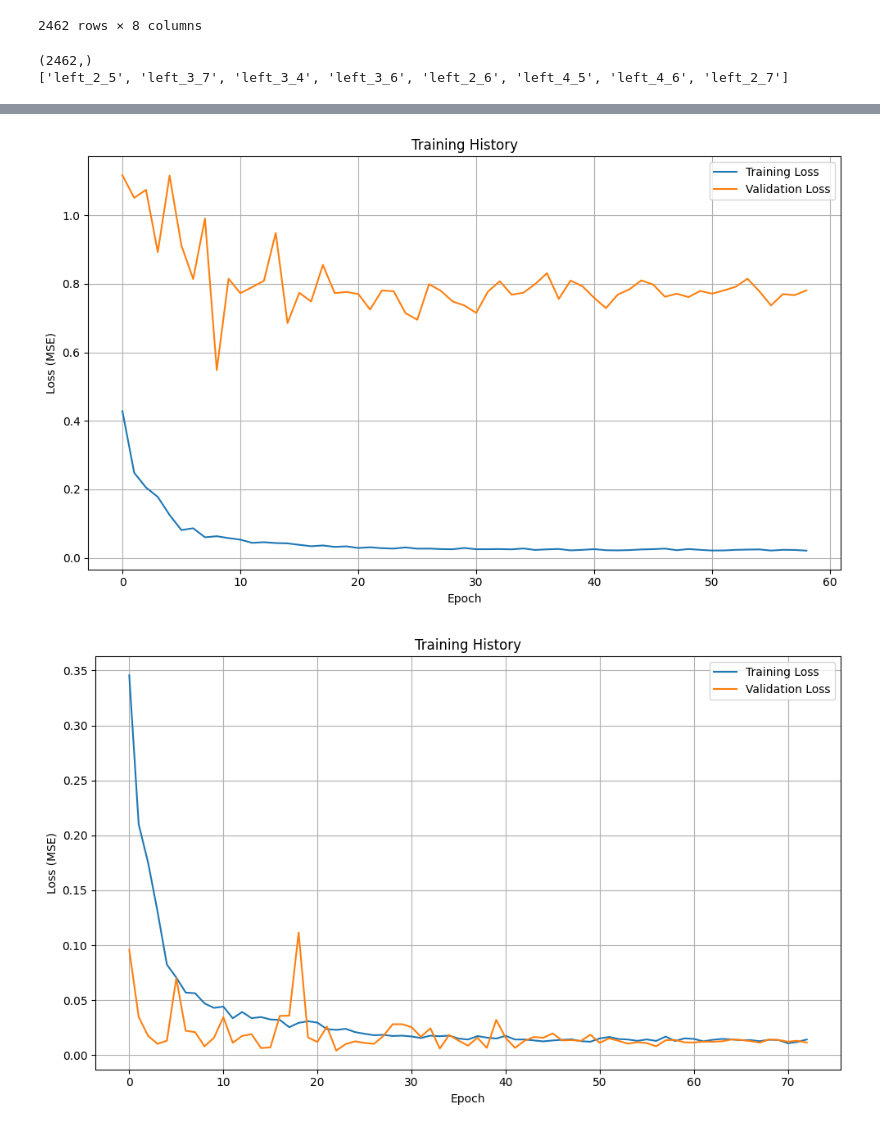
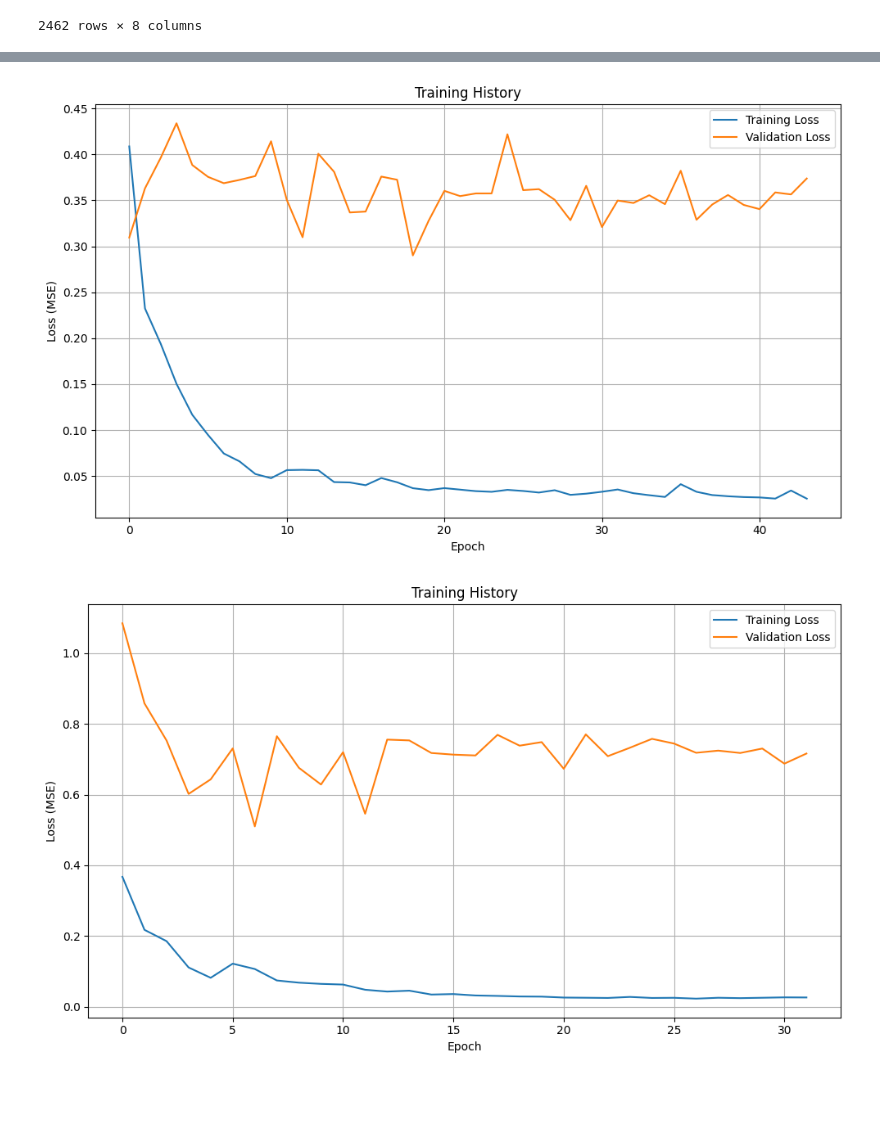
Before and after one commit to Jskacines/strain_learning, a Jupyter notebook: vicon_CNN.ipynb, the cells around one changed output, grey strips where cells are left out. Cells and saved outputs as stored; diff of their text form; code cells hidden in the pictures; blank space fills up the shorter version.

```diff
--- a/vicon_CNN.ipynb
+++ b/vicon_CNN.ipynb
@@ -15,7 +15,7 @@ data_path = os.fspath("data/dec9_left/dec9")
 data_files = glob.glob(file_pattern, root_dir=data_path)
 
 # excluded_test_ids = {""}
-excluded_test_ids = set(["left_4_4", "left_3_5"])
+excluded_test_ids = set(["left_3_5"])
 
 print(f"Found {len(data_files)} data files")
 test_id_set = set()
@@ -379,8 +379,6 @@ ydata = np.zeros((len(cutoff_strain),max(data["contact_n"]) + 1))
 ydata[np.arange(len(cutoff_strain)), data["contact_n"]] = data["Force_gauge (N)"]
 display(pd.DataFrame(ydata))
 # Seperate validation indexes
-val_idxs = np.where(data["test_id"].values == "left_2_5")[0]
-train_idxs = np.where(data["test_id"].values != "left_2_5")[0]
 # %% [output]
 |  | 0 | 1 | 2 | 3 | 4 | 5 | 6 | 7 |
 | 0 | 0.0 | 0.0 | 0.0 | 0.0 | 0.0 | 0.0 | 0.00 | 0.0 |
@@ -395,12 +393,6 @@ train_idxs = np.where(data["test_id"].values != "left_2_5")[0]
 | 2460 | 0.0 | 0.0 | 0.0 | 0.0 | 0.0 | 0.0 | 0.10 | 0.0 |
 | 2461 | 0.0 | 0.0 | 0.0 | 0.0 | 0.0 | 0.0 | 0.10 | 0.0 |
 2462 rows × 8 columns
-# %%
-print(cv_split_array.shape)
-print(test_id_names)
-# %% [output]
-(2462,)
-['left_2_5', 'left_3_7', 'left_3_4', 'left_3_6', 'left_2_6', 'left_4_5', 'left_4_6', 'left_2_7']
 # %%
 from strainCNN import train_model, predict, plot_training_history
 import torch
@@ -421,12 +413,12 @@ for i, id in enumerate(test_id_names):
         xdata,
         ydata,
         train_idxs,
-        val_idxs,
+        test_idxs,
         epochs=100,           # Maximum number of epochs
-        batch_size=62,        # Batch size
+        batch_size=32,        # Batch size
         learning_rate=0.0005,  # Learning rate
         val_split=0.2,        # 20% validation split
-        patience=50           # Early stopping patience
+        patience=25           # Early stopping patience
     )
 
     model_dict[id] = model
@@ -454,2 +446,2 @@ Best validation loss: 0.003642
-[figure, old version]
+[figure, new version]
-[figure, old version]
+[figure, new version]
```
Also changed, not shown: parts of 3 cells of this notebook, 1 other file.
